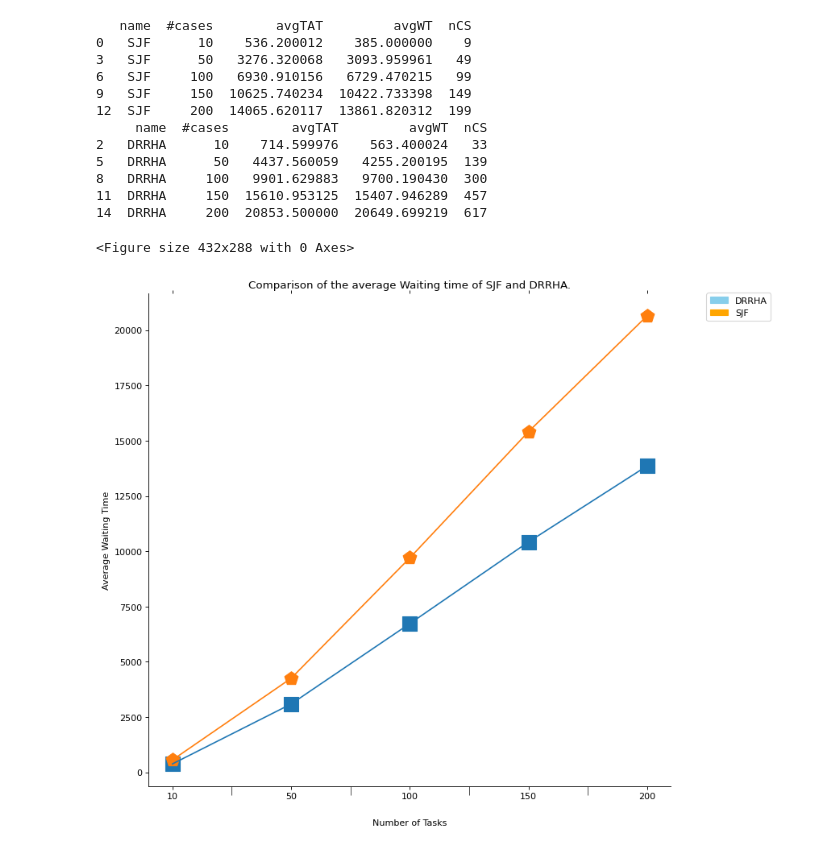
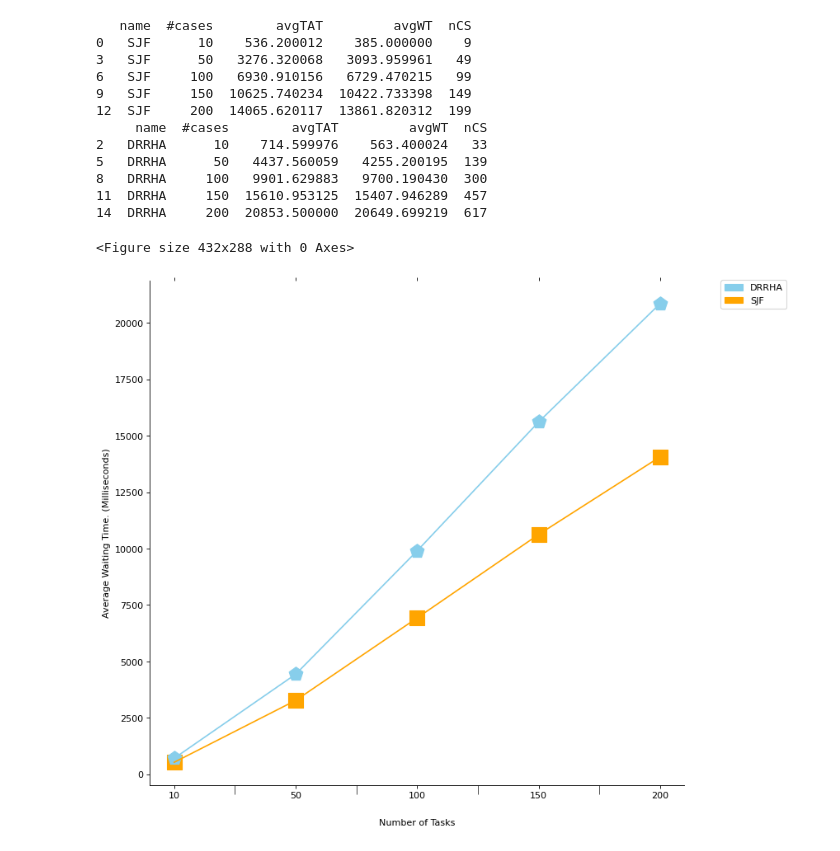
Before and after one commit to Bhaikko/mdrrha, a Jupyter notebook: src/graph_handler.ipynb, the cells around one changed output. Cells and saved outputs as stored; diff of their text form; code cells hidden in the pictures.

Commit message:
Average TAT graphs plottable

```diff
--- a/src/graph_handler.ipynb
+++ b/src/graph_handler.ipynb
@@ -363,37 +369,41 @@ colors = [
 ]
 
 ax.spines['top'].set_visible(False)
 ax.spines['right'].set_visible(False)
 # ax.spines['bottom'].set_visible(False)
 # ax.spines['left'].set_visible(False)
 
 # Plotting Bars
 marker_size = 250
 
-ax.plot(X_axis, sjf_values['avgWT'].to_numpy())
-plt.scatter(X_axis, sjf_values['avgWT'].to_numpy(), marker = 's', s = marker_size)
+# plot_metric = 'avgWT'
+plot_metric = 'avgTAT'
 
-ax.plot(X_axis, drrha_values['avgWT'].to_numpy())
-plt.scatter(X_axis, drrha_values['avgWT'].to_numpy(), marker = 'p', s = marker_size)
+ax.plot(X_axis, sjf_values[plot_metric].to_numpy(), color = colors[2])
+plt.scatter(X_axis, sjf_values[plot_metric].to_numpy(), marker = 's', s = marker_size, color = colors[2])
+
+ax.plot(X_axis, drrha_values[plot_metric].to_numpy(), color = colors[0])
+plt.scatter(X_axis, drrha_values[plot_metric].to_numpy(), marker = 'p', s = marker_size, color = colors[0])
 
 # Configuring Legend
 legend_elements = []
 
 for i in range(0, len(colors), 2):
     legend_elements.append(
         Patch(facecolor=colors[i], edgecolor=colors[i], label=colors[i + 1])
     )
 
 ax.legend(
     handles = legend_elements,
     loc = 'upper right',
     bbox_to_anchor=(1.20, 1.01)
 )
 
 plt.xlabel('Number of Tasks', labelpad = 20)
-plt.ylabel('Average Waiting Time')
-plt.title('Comparison of the average Waiting time of SJF and DRRHA.')
+plt.ylabel('Average Waiting Time. (Milliseconds)')
+# plt.ylabel('Average Turnaround Time. (Milliseconds)')
+# plt.title('Comparison of the average Waiting time of SJF and DRRHA.')
 plt.show()
 # %% [output]
 <Figure size 432x288 with 0 Axes>
-[figure, old version]
+[figure, new version]
```
Also changed, not shown: parts of 1 cell of this notebook.
